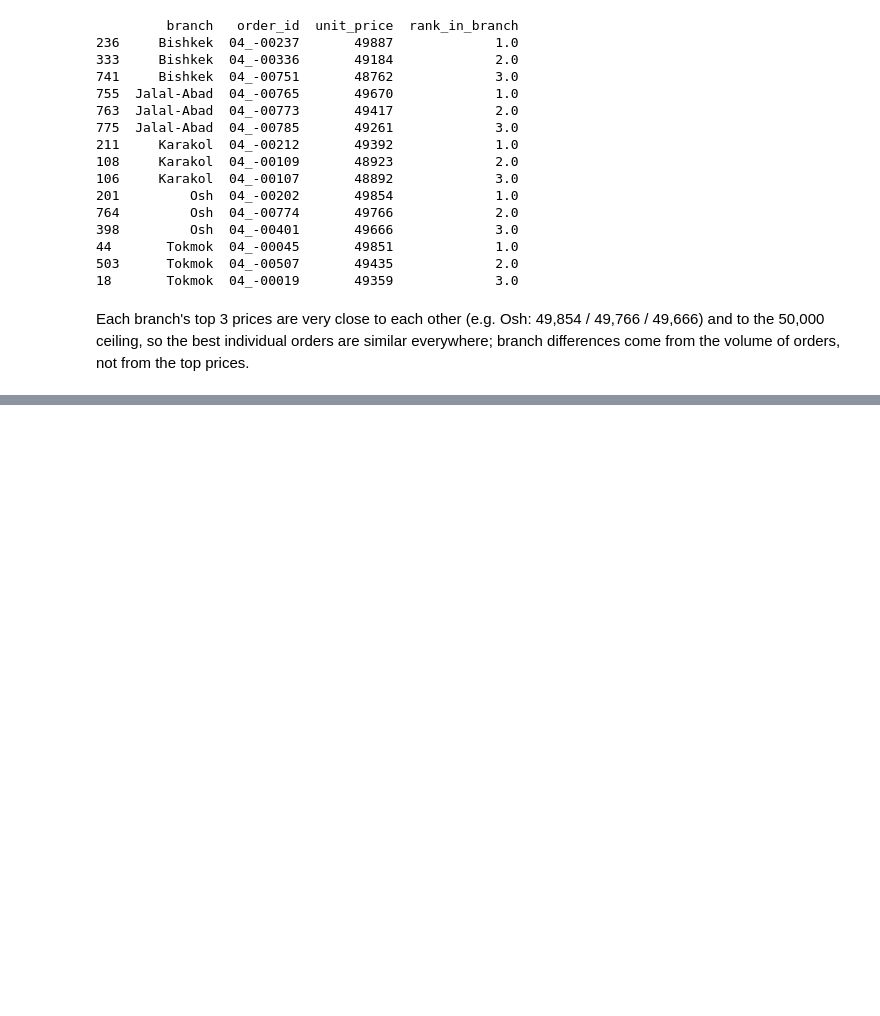
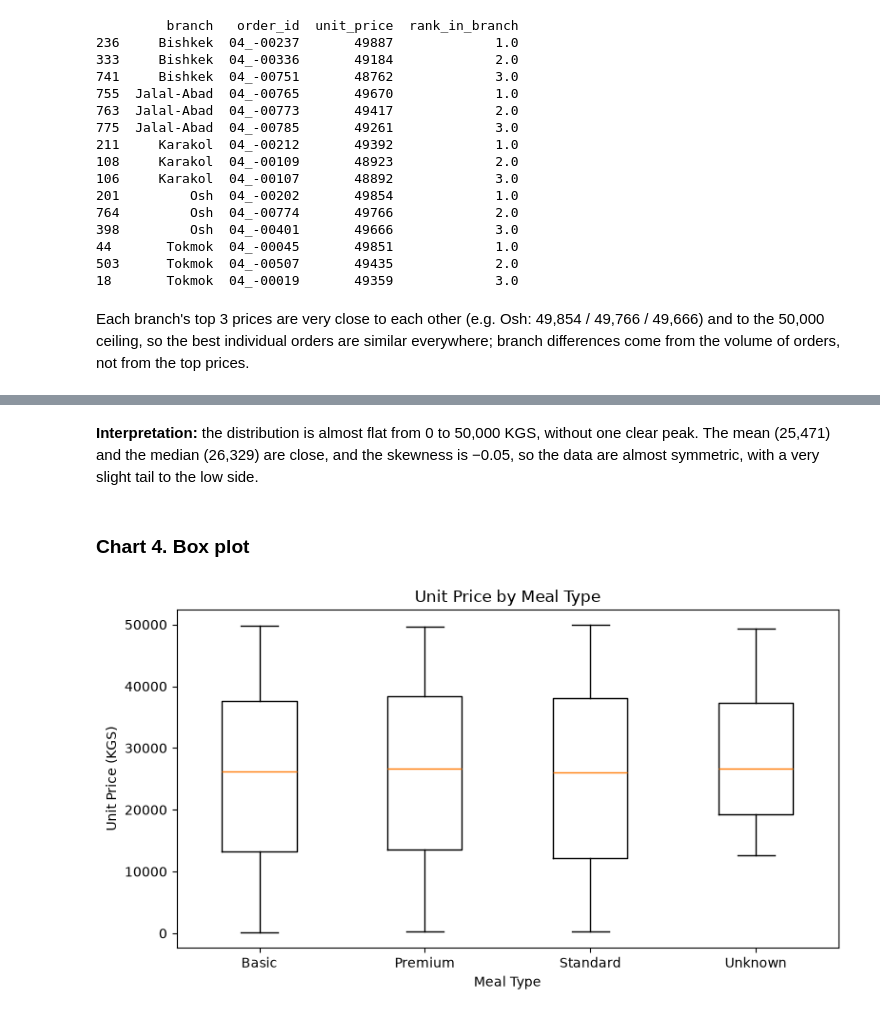
Before and after one commit to zhanybekova121/data-analysis-labs, a Jupyter notebook: midterm/variant_04/Variant_04.ipynb, the cells around one changed output, grey strips where cells are left out. Cells and saved outputs as stored; diff of their text form; code cells hidden in the pictures; blank space fills up the shorter version.

```diff
--- a/midterm/variant_04/Variant_04.ipynb
+++ b/midterm/variant_04/Variant_04.ipynb
@@ -496,0 +546,15 @@ Each branch's top 3 prices are very close to each other (e.g. Osh: 49,854 / 49,7
+# %% [markdown]
+**Interpretation:** the distribution is almost flat from 0 to 50,000 KGS, without one clear peak. The mean (25,471) and the median (26,329) are close, and the skewness is −0.05, so the data are almost symmetric, with a very slight tail to the low side.
+# %% [markdown]
+### Chart 4. Box plot
+# %%
+cats = sorted(d["meal_type"].unique())
+fig, ax = plt.subplots(figsize=(8, 4.5))
+ax.boxplot([d.loc[d["meal_type"] == c, "unit_price"] for c in cats], tick_labels=cats)
+ax.set_title("Unit Price by Meal Type")
+ax.set_xlabel("Meal Type")
+ax.set_ylabel("Unit Price (KGS)")
+plt.tight_layout()
+plt.show()
+# %% [output]
+[figure, added]
```
Also changed, not shown: parts of 12 cells of this notebook.
